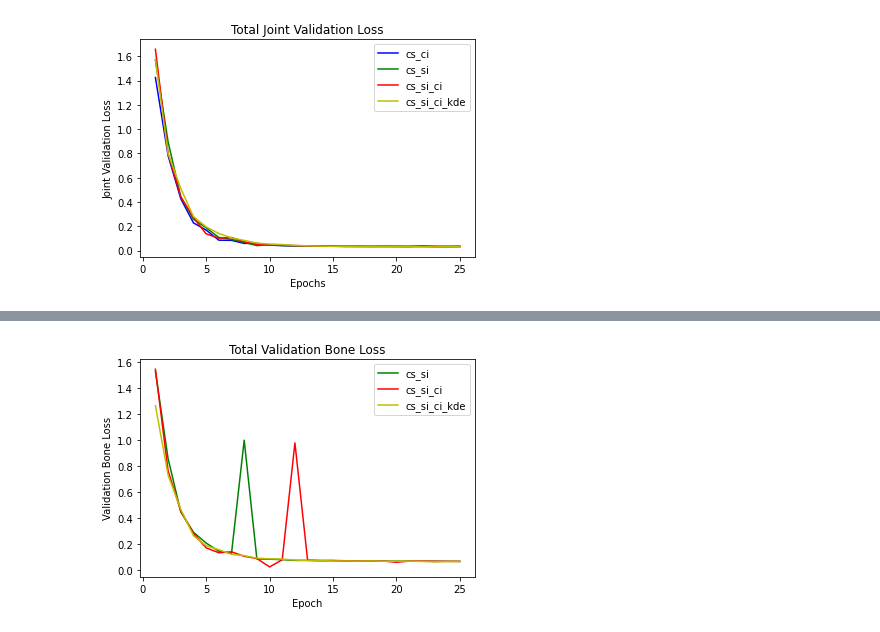
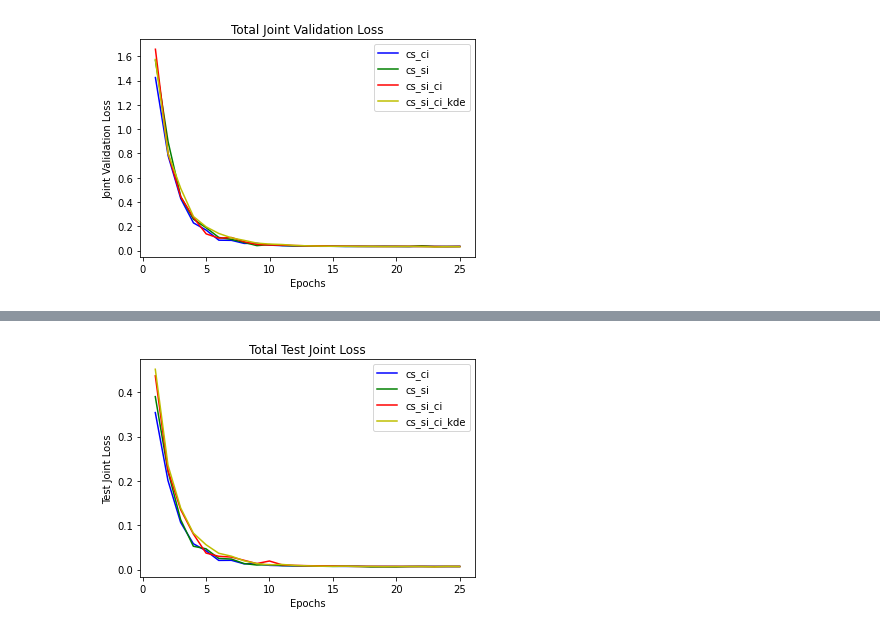
Before and after one commit to Bhaikko/AnimSkelVolNet, a Jupyter notebook: graphs/graphs.ipynb, the cells around one changed output, grey strips where cells are left out. Cells and saved outputs as stored; diff of their text form; code cells hidden in the pictures.

```diff
--- a/graphs/graphs.ipynb
+++ b/graphs/graphs.ipynb
@@ -107,17 +67,11 @@ x = [1, 2, 3, 4, 5, 6, 7, 8, 9, 10, 11, 12, 13, 14, 15, 16, 17, 18, 19, 20, 21,
-# %%
-plt.plot(x, y1, 'g', label='cs_si')
-plt.plot(x, y2, 'r', label='cs_si_ci')
-plt.plot(x, y3, 'y', label='cs_si_ci_kde')
-plt.title('Total Validation Bone Loss')
-plt.xlabel('Epoch')
-plt.ylabel('Validation Bone Loss')
-
-plt.legend()
-plt.show()
-# %% [output]
-[figure, removed]
 # %%
-x = [1, 2, 3, 4, 5, 6, 7, 8, 9, 10, 11, 12, 13, 14, 15, 16, 17, 18, 19, 20, 21, 22, 23, 24, 25]
-y1 = [0.3900546424090862, 0.22174567952752114, 0.11243917141109705, 0.05251207514666021, 0.046746320091187954, 0.02514080875553191, 0.023603387735784055, 0.013439332076814026, 0.010186371934833006, 0.011009589457698166, 0.008971133723389358, 0.008597705734428019, 0.008529235032619908, 0.007479212371981703, 0.007057360612088814, 0.0074062978790607305, 0.007059236476197839, 0.005919097306672483, 0.005960711450665258, 0.005890400894917548, 0.006727705616503954, 0.03006848974010790698, 0.00681339673465178, 0.006862340189400129, 0.006837642515893094]
-y2 = [0.4370124705135822, 0.22360803615301847, 0.13520838245749472, 0.0802173150703311, 0.037153723876327276, 0.029892013198696075, 0.02807825410272926, 0.020827982830815016, 0.013422316475771367, 0.019208217793109098265, 0.010579151782440021, 0.00927216453710571, 0.008661332569317892, 0.008310837077442557, 0.0078376098012086, 0.007412269353517331, 0.007067514979280531, 0.007049784916797653, 0.006933911562931724, 0.006943694391520694, 0.006899544151383452, 0.006924030088703148, 0.006730752857401967, 0.006919081145315431, 0.006911020542611368]
-y3 = [0.45183469653129577, 0.23536817003041505, 0.1389786582440138, 0.08223049528896809, 0.05594688123092055, 0.03670841320417821, 0.030108706397004425, 0.019675661530345678, 0.013430421135853975, 0.01061947651905939, 0.011480626370757818, 0.009248242108151316, 0.008269510621903464, 0.007639263270539232, 0.007314249718911014, 0.00751368559722323, 0.006849655712721869, 0.0071476910001365464, 0.0067702209344133735, 0.006940310337813571, 0.006837593734962866, 0.006782834473415278, 0.006, 0.007076862477697432, 0.006722025244380347]
+# Total Test Joint Loss
+cs_ci = [0.3540620867162943, 0.20072007551789284, 0.1062328533269465, 0.058205049205571416, 0.04236311363056302, 0.02059342567808926, 0.020795880956575273, 0.012854055210482329, 0.013290773483458907, 0.009369966032681986, 0.008735881512984633, 0.008223688218276948, 0.00756683126965072, 0.007388560916297138, 0.007347021365421824, 0.007027678439044394, 0.007159602339379489, 0.007028560331673361, 0.007076841458911076, 0.007027532826759853, 0.006900898844469339, 0.007007068529492244, 0.006848059361800551, 0.006851748708868399, 0.0068743686424568295]
+cs_si = [0.3900546424090862, 0.22174567952752114, 0.11243917141109705, 0.05251207514666021, 0.046746320091187954, 0.02514080875553191, 0.023603387735784055, 0.013439332076814026, 0.010186371934833006, 0.011009589457698166, 0.008971133723389358, 0.008597705734428019, 0.008529235032619908, 0.007479212371981703, 0.007057360612088814, 0.0074062978790607305, 0.007059236476197839, 0.005919097306672483, 0.005960711450665258, 0.005890400894917548, 0.006727705616503954, 0.006848974010790698, 0.00681339673465178, 0.006862340189400129, 0.006837642515893094]
+cs_si_ci = [0.4370124705135822, 0.22360803615301847, 0.13520838245749472, 0.0802173150703311, 0.037153723876327276, 0.029892013198696075, 0.02807825410272926, 0.020827982830815016, 0.013422316475771367, 0.019208217793109098265, 0.010579151782440021, 0.00927216453710571, 0.008661332569317892, 0.008310837077442557, 0.0078376098012086, 0.007412269353517331, 0.007067514979280531, 0.007049784916797653, 0.006933911562931724, 0.006943694391520694, 0.006899544151383452, 0.006924030088703148, 0.006730752857401967, 0.006919081145315431, 0.006911020542611368]
+cs_si_ci_kde = [0.45183469653129577, 0.23536817003041505, 0.1389786582440138, 0.08223049528896809, 0.05594688123092055, 0.03670841320417821, 0.030108706397004425, 0.019675661530345678, 0.013430421135853975, 0.01061947651905939, 0.011480626370757818, 0.009248242108151316, 0.008269510621903464, 0.007639263270539232, 0.007314249718911014, 0.00751368559722323, 0.006849655712721869, 0.0071476910001365464, 0.0067702209344133735, 0.006940310337813571, 0.006837593734962866, 0.006782834473415278, 0.006, 0.007076862477697432, 0.006722025244380347]
+
+
+plot_graph(cs_ci, cs_si, cs_si_ci, cs_si_ci_kde, "Total Test Joint Loss", "Test Joint Loss")
+# %% [output]
+[figure, added]
```
Also changed, not shown: parts of 13 cells of this notebook, 27 other files.
